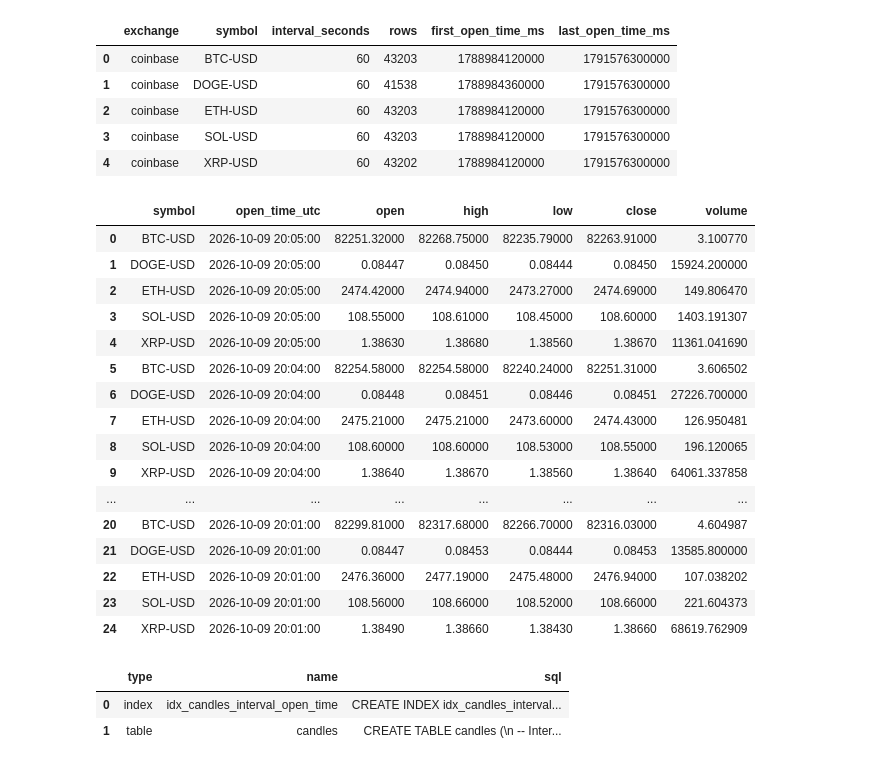
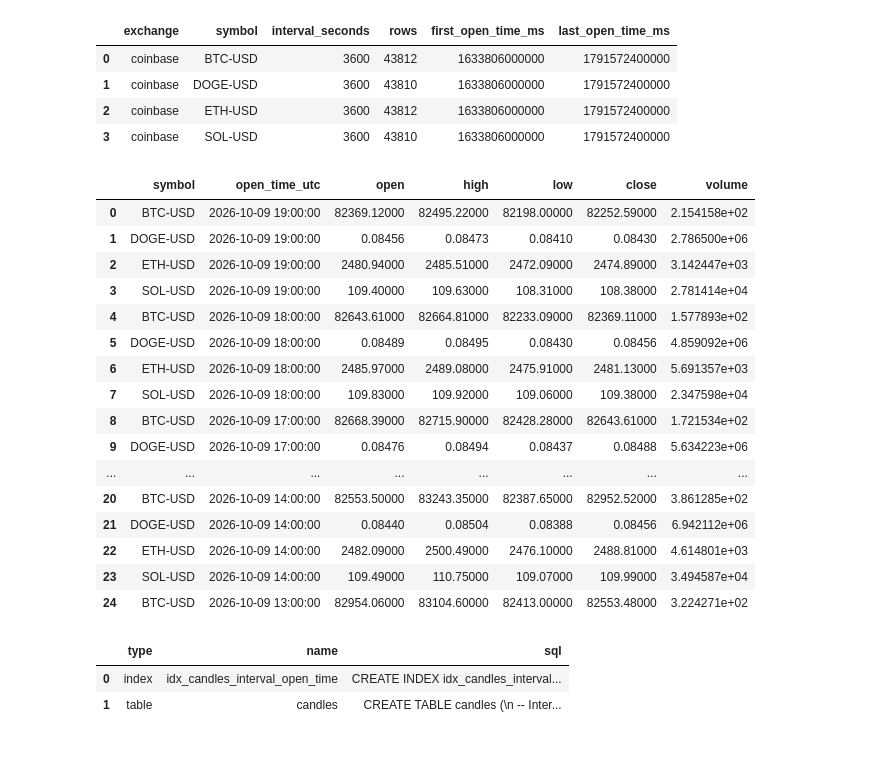
Before and after one commit to hankrugg/cryptotrading, a Jupyter notebook: notebooks/Coinbase_Candle_Backfill_And_Inspection.ipynb, the cells around one changed output. Drawn from its saved outputs; the diff is of its cells as text; code cells hidden in the pictures.

```diff
--- a/notebooks/Coinbase_Candle_Backfill_And_Inspection.ipynb
+++ b/notebooks/Coinbase_Candle_Backfill_And_Inspection.ipynb
@@ -5,4 +5,5 @@ This notebook uses Coinbase Advanced Trade's public one-minute candle API. It sh
 # %%
+import logging
 from pathlib import Path
 
 import pandas as pd
@@ -14,8 +15,12 @@ from crypto_trader.data.coinbase_candles import (
 
 project_root = Path.cwd().parent if Path.cwd().name == "notebooks" else Path.cwd()
 database_path = project_root / "data" / "database" / "trading.db"
-products = ["BTC-USD", "ETH-USD", "SOL-USD", "XRP-USD", "DOGE-USD"]
-backfill_days = 30
+products = ["BTC-USD", "ETH-USD", "SOL-USD", "DOGE-USD"]
+backfill_years = 5
+granularity = "ONE_HOUR"
+interval_seconds = 60 * 60
+request_delay_seconds = 0.1
+logging.getLogger("crypto_trader.data.coinbase_candles").setLevel(logging.INFO)
 connection = open_candle_database(database_path)
 # %% [markdown]
 ## Backfill
@@ -56,16 +58,18 @@ observed_times = pd.read_sql_query(
     """
     SELECT symbol, open_time_ms
     FROM candles
-    WHERE exchange = 'coinbase' AND interval_seconds = 60
+    WHERE exchange = 'coinbase' AND interval_seconds = ?
     ORDER BY symbol, open_time_ms
     """,
     connection,
+    params=(interval_seconds,),
 )
 
 gap_rows = []
 for symbol, rows in observed_times.groupby("symbol"):
     observed = pd.Index(rows["open_time_ms"])
-    expected = pd.RangeIndex(observed.min(), observed.max() + 60_000, 60_000)
+    interval_ms = interval_seconds * 1_000
+    expected = pd.RangeIndex(observed.min(), observed.max() + interval_ms, interval_ms)
     for open_time_ms in expected.difference(observed):
         gap_rows.append({"symbol": symbol, "open_time_ms": open_time_ms})
 
@@ -96,51 +104,52 @@ coverage = pd.read_sql_query(
            MIN(open_time_ms) AS first_open_time_ms,
            MAX(open_time_ms) AS last_open_time_ms
     FROM candles
-    WHERE exchange = 'coinbase'
+    WHERE exchange = 'coinbase' AND interval_seconds = ?
     GROUP BY exchange, symbol, interval_seconds
     ORDER BY symbol
     """,
     connection,
+    params=(interval_seconds,),
 )
 coverage
 # %% [output]
 |  | exchange | symbol | interval_seconds | rows | first_open_time_ms | last_open_time_ms |
-| 0 | coinbase | BTC-USD | 60 | 43203 | 1788984120000 | 1791576300000 |
-| 1 | coinbase | DOGE-USD | 60 | 41538 | 1788984360000 | 1791576300000 |
-| 2 | coinbase | ETH-USD | 60 | 43203 | 1788984120000 | 1791576300000 |
-| 3 | coinbase | SOL-USD | 60 | 43203 | 1788984120000 | 1791576300000 |
-| 4 | coinbase | XRP-USD | 60 | 43202 | 1788984120000 | 1791576300000 |
+| 0 | coinbase | BTC-USD | 3600 | 43812 | 1633806000000 | 1791572400000 |
+| 1 | coinbase | DOGE-USD | 3600 | 43810 | 1633806000000 | 1791572400000 |
+| 2 | coinbase | ETH-USD | 3600 | 43812 | 1633806000000 | 1791572400000 |
+| 3 | coinbase | SOL-USD | 3600 | 43810 | 1633806000000 | 1791572400000 |
 # %%
 latest = pd.read_sql_query(
     """
     SELECT symbol, datetime(open_time_ms / 1000, 'unixepoch') AS open_time_utc,
            open, high, low, close, volume
     FROM candles
-    WHERE exchange = 'coinbase' AND interval_seconds = 60
+    WHERE exchange = 'coinbase' AND interval_seconds = ?
     ORDER BY open_time_ms DESC, symbol
     LIMIT 25
     """,
     connection,
+    params=(interval_seconds,),
 )
 latest
 # %% [output]
 |  | symbol | open_time_utc | open | high | low | close | volume |
-| 0 | BTC-USD | 2026-10-09 20:05:00 | 82251.32000 | 82268.75000 | 82235.79000 | 82263.91000 | 3.100770 |
-| 1 | DOGE-USD | 2026-10-09 20:05:00 | 0.08447 | 0.08450 | 0.08444 | 0.08450 | 15924.200000 |
-| 2 | ETH-USD | 2026-10-09 20:05:00 | 2474.42000 | 2474.94000 | 2473.27000 | 2474.69000 | 149.806470 |
-| 3 | SOL-USD | 2026-10-09 20:05:00 | 108.55000 | 108.61000 | 108.45000 | 108.60000 | 1403.191307 |
-| 4 | XRP-USD | 2026-10-09 20:05:00 | 1.38630 | 1.38680 | 1.38560 | 1.38670 | 11361.041690 |
-| 5 | BTC-USD | 2026-10-09 20:04:00 | 82254.58000 | 82254.58000 | 82240.24000 | 82251.31000 | 3.606502 |
-| 6 | DOGE-USD | 2026-10-09 20:04:00 | 0.08448 | 0.08451 | 0.08446 | 0.08451 | 27226.700000 |
-| 7 | ETH-USD | 2026-10-09 20:04:00 | 2475.21000 | 2475.21000 | 2473.60000 | 2474.43000 | 126.950481 |
-| 8 | SOL-USD | 2026-10-09 20:04:00 | 108.60000 | 108.60000 | 108.53000 | 108.55000 | 196.120065 |
-| 9 | XRP-USD | 2026-10-09 20:04:00 | 1.38640 | 1.38670 | 1.38560 | 1.38640 | 64061.337858 |
+| 0 | BTC-USD | 2026-10-09 19:00:00 | 82369.12000 | 82495.22000 | 82198.00000 | 82252.59000 | 2.154158e+02 |
+| 1 | DOGE-USD | 2026-10-09 19:00:00 | 0.08456 | 0.08473 | 0.08410 | 0.08430 | 2.786500e+06 |
+| 2 | ETH-USD | 2026-10-09 19:00:00 | 2480.94000 | 2485.51000 | 2472.09000 | 2474.89000 | 3.142447e+03 |
+| 3 | SOL-USD | 2026-10-09 19:00:00 | 109.40000 | 109.63000 | 108.31000 | 108.38000 | 2.781414e+04 |
+| 4 | BTC-USD | 2026-10-09 18:00:00 | 82643.61000 | 82664.81000 | 82233.09000 | 82369.11000 | 1.577893e+02 |
+| 5 | DOGE-USD | 2026-10-09 18:00:00 | 0.08489 | 0.08495 | 0.08430 | 0.08456 | 4.859092e+06 |
+| 6 | ETH-USD | 2026-10-09 18:00:00 | 2485.97000 | 2489.08000 | 2475.91000 | 2481.13000 | 5.691357e+03 |
+| 7 | SOL-USD | 2026-10-09 18:00:00 | 109.83000 | 109.92000 | 109.06000 | 109.38000 | 2.347598e+04 |
+| 8 | BTC-USD | 2026-10-09 17:00:00 | 82668.39000 | 82715.90000 | 82428.28000 | 82643.61000 | 1.721534e+02 |
+| 9 | DOGE-USD | 2026-10-09 17:00:00 | 0.08476 | 0.08494 | 0.08437 | 0.08488 | 5.634223e+06 |
 | ... | ... | ... | ... | ... | ... | ... | ... |
-| 20 | BTC-USD | 2026-10-09 20:01:00 | 82299.81000 | 82317.68000 | 82266.70000 | 82316.03000 | 4.604987 |
-| 21 | DOGE-USD | 2026-10-09 20:01:00 | 0.08447 | 0.08453 | 0.08444 | 0.08453 | 13585.800000 |
-| 22 | ETH-USD | 2026-10-09 20:01:00 | 2476.36000 | 2477.19000 | 2475.48000 | 2476.94000 | 107.038202 |
-| 23 | SOL-USD | 2026-10-09 20:01:00 | 108.56000 | 108.66000 | 108.52000 | 108.66000 | 221.604373 |
-| 24 | XRP-USD | 2026-10-09 20:01:00 | 1.38490 | 1.38660 | 1.38430 | 1.38660 | 68619.762909 |
+| 20 | BTC-USD | 2026-10-09 14:00:00 | 82553.50000 | 83243.35000 | 82387.65000 | 82952.52000 | 3.861285e+02 |
+| 21 | DOGE-USD | 2026-10-09 14:00:00 | 0.08440 | 0.08504 | 0.08388 | 0.08456 | 6.942112e+06 |
+| 22 | ETH-USD | 2026-10-09 14:00:00 | 2482.09000 | 2500.49000 | 2476.10000 | 2488.81000 | 4.614801e+03 |
+| 23 | SOL-USD | 2026-10-09 14:00:00 | 109.49000 | 110.75000 | 109.07000 | 109.99000 | 3.494587e+04 |
+| 24 | BTC-USD | 2026-10-09 13:00:00 | 82954.06000 | 83104.60000 | 82413.00000 | 82553.48000 | 3.224271e+02 |
 # %%
 schema = pd.read_sql_query(
     "SELECT type, name, sql FROM sqlite_master WHERE sql IS NOT NULL ORDER BY type, name",
```
Also changed, not shown: parts of 5 cells of this notebook, 12 other files.
